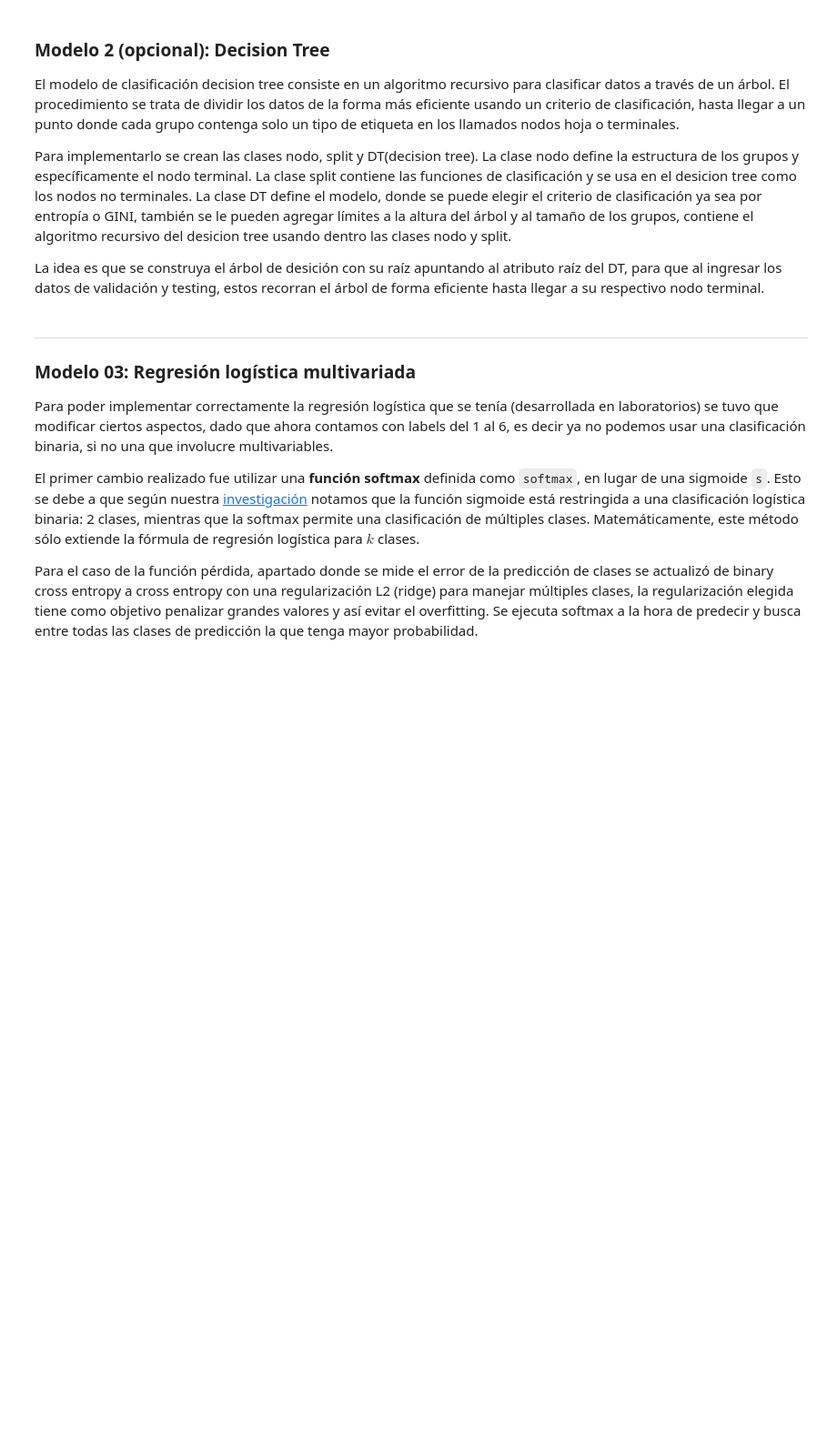
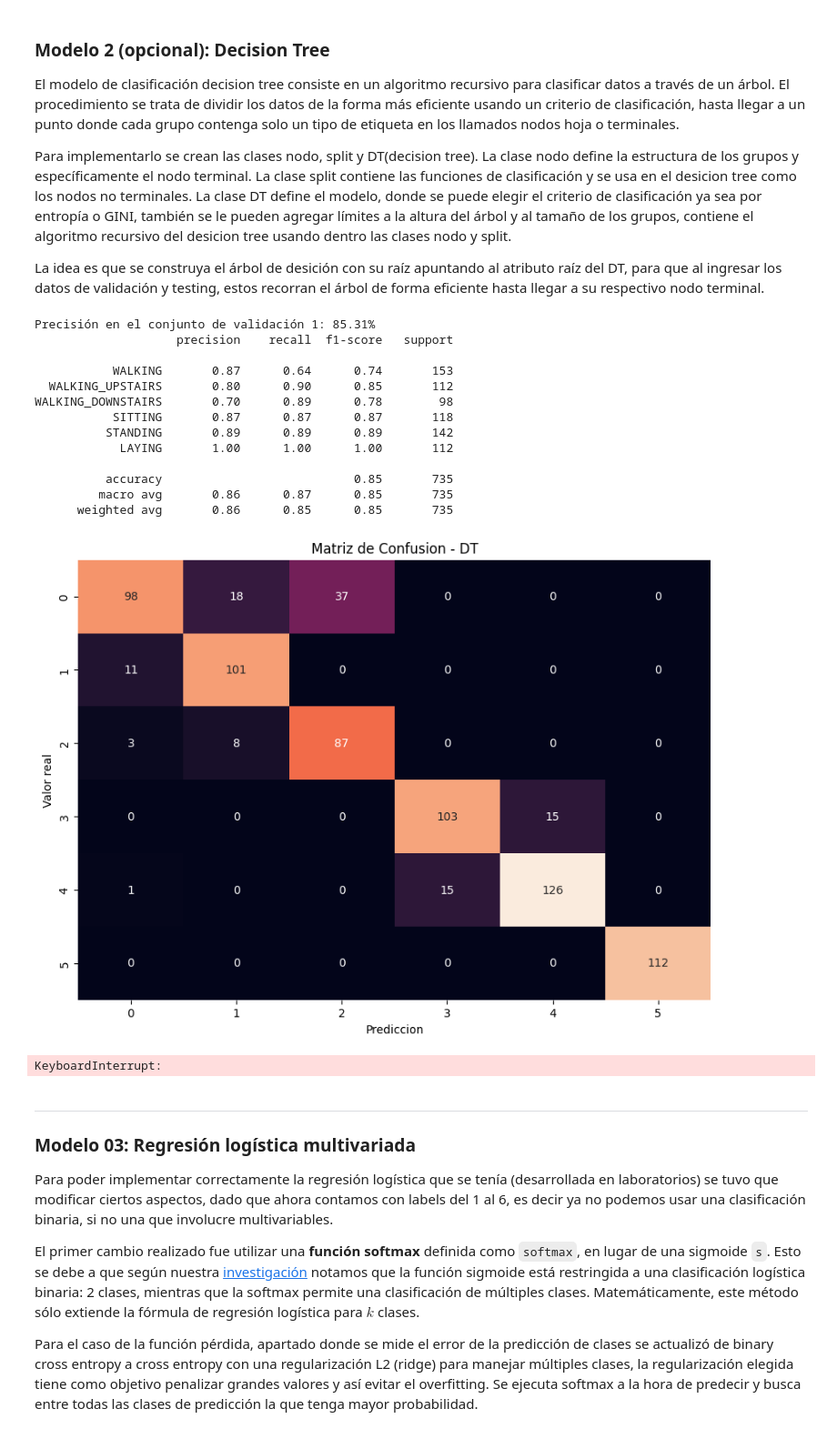
Before and after one commit to kaloslazo/SupervisedClassification, a Jupyter notebook: main.ipynb, the cells around one changed output. Shown at 91% size. Saved outputs shown, nothing was run; the diff lists cells and outputs as text; code cells hidden in the pictures; blank space fills up the shorter version.

Commit message:
k-fold cross validation completo

```diff
--- a/main.ipynb
+++ b/main.ipynb
@@ -232,8 +232,8 @@ for i in range(0,10):
 scaler = StandardScaler()
 folds_xtrain = np.array(folds_xtrain)
 folds_ytrain = np.array(folds_ytrain)
-for i in range(0,10):
-    folds_xtrain[i] = scaler.fit_transform(folds_xtrain[i])
+# for i in range(0,10):
+#     folds_xtrain[i] = scaler.fit_transform(folds_xtrain[i])
 X_test_scaled = scaler.transform(X_test)
 # %% [markdown]
 ## Modelos de Clasificación
@@ -353,9 +353,7 @@ for i in range(0,10):
     folds_xtrain[i] = norm_data(folds_xtrain[i])
 precisiones = []
 for i in range(0,10):
-    fold_xval = folds_xtrain[i]
-    X_val = scaler.transform(fold_xval)
-    X_val_norm = norm_data(X_val)
+    X_val = folds_xtrain[i]
     x_traini = folds_xtrain
     x_traini = np.delete(x_traini,i,0)
     x_traini = np.vstack(x_traini)
@@ -365,10 +363,11 @@ for i in range(0,10):
     y_traini = np.vstack(y_traini)
     data_points_train = np.hstack((x_traini, y_traini.reshape(-1, 1)))
     kdtree = KdTree(data_points_train)
-    Y_pred_knn = kdtree.predict(X_val_norm)
+    Y_pred_knn = kdtree.predict(X_val)
     accuracy_val = accuracy_score(Y_val, Y_pred_knn)
     precisiones.append(accuracy_val)
     print(f"Precisión en el conjunto de validación {i+1}: {accuracy_val * 100:.2f}%")
     print(classification_report(Y_val, Y_pred_knn, target_names=labels_actions))
 print(f"Precisión promedio del modelo: {np.mean(precisiones)* 100:.2f}%")
+Y_pred_knn_final = kdtree.predict(X_test_scaled)
 # %% [output]
@@ -546,28 +545,44 @@ class DT:
 # %%
 precisiones = []
 for i in range(0,10):
-    fold_xval = folds_xtrain[i]
-    X_val = scaler.transform(fold_xval)
+    X_val = folds_xtrain[i]
     x_traini = folds_xtrain
     x_traini = np.delete(x_traini,i,0)
     x_traini = np.vstack(x_traini)
     Y_val = folds_ytrain[i]
     y_traini = folds_ytrain
     y_traini = np.delete(y_traini,i,0)
     y_traini = np.vstack(y_traini)
     dt = DT(x_traini, y_traini.reshape(-1, 1), max_depth=15, method='g')
     Y_pred_tree = dt.predict(X_val)
     accuracy_val = accuracy_score(Y_val, Y_pred_tree)
     precisiones.append(accuracy_val)
     print(f"Precisión en el conjunto de validación {i+1}: {accuracy_val * 100:.2f}%")
     print(classification_report(Y_val, Y_pred_tree, target_names=labels_actions))
     plt.figure(figsize=(10, 7))
     sns.heatmap(confusion_matrix(Y_val, Y_pred_tree), annot=True, fmt='g', cbar=False)
     plt.xlabel('Prediccion')
     plt.ylabel('Valor real')
     plt.title('Matriz de Confusion - DT')
     plt.show()
 print(f"Precisión promedio del modelo: {np.mean(precisiones)* 100:.2f}%")
+Y_pred_dt_final = dt.predict(X_test_scaled)
+# %% [output]
+Precisión en el conjunto de validación 1: 85.31%
+                    precision    recall  f1-score   support
+
+           WALKING       0.87      0.64      0.74       153
+  WALKING_UPSTAIRS       0.80      0.90      0.85       112
+WALKING_DOWNSTAIRS       0.70      0.89      0.78        98
+           SITTING       0.87      0.87      0.87       118
+          STANDING       0.89      0.89      0.89       142
+            LAYING       1.00      1.00      1.00       112
+
+          accuracy                           0.85       735
+         macro avg       0.86      0.87      0.85       735
+      weighted avg       0.86      0.85      0.85       735
+[figure, added]
+KeyboardInterrupt:
 # %% [markdown]
 ---
 ### **Modelo 03: Regresión logística multivariada**
```
Also changed, not shown: parts of 3 cells of this notebook.
